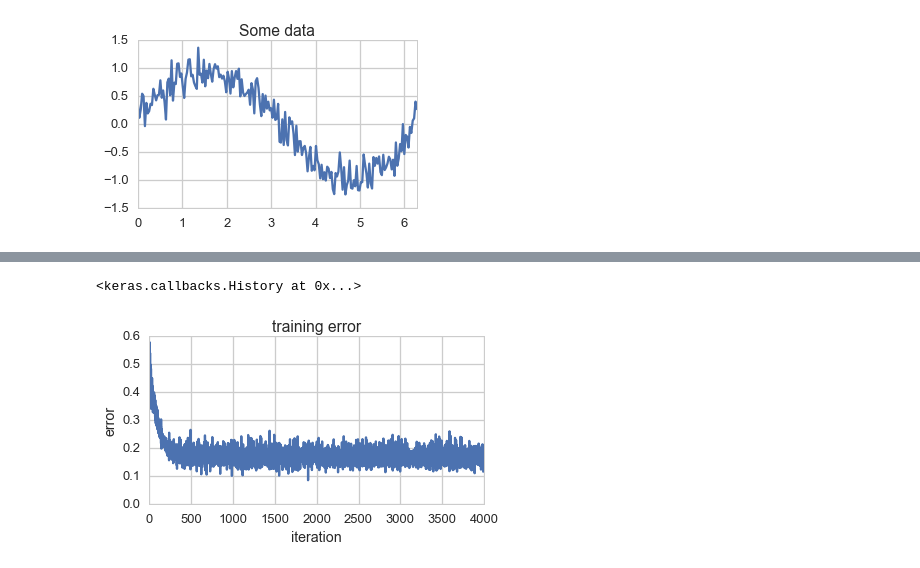
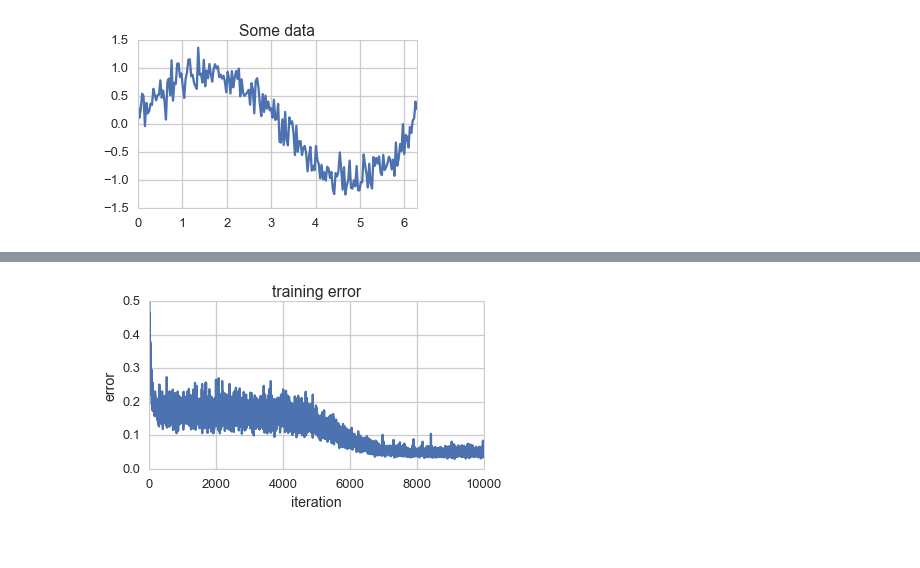
Before and after one commit to dan-tee/blog, a Jupyter notebook: content/notebooks/watch-tiny-neural-nets-learn.ipynb, the cells around one changed output, grey strips where cells are left out. Saved outputs shown, nothing was run; the diff lists cells and outputs as text; code cells hidden in the pictures.

```diff
--- a/content/notebooks/watch-tiny-neural-nets-learn.ipynb
+++ b/content/notebooks/watch-tiny-neural-nets-learn.ipynb
@@ -122,24 +123,23 @@ video('../videos/tiny-sine-standard.mp4')
 # %%
 n_conn = 10
 model = Sequential()
 model.add(Dense(output_dim=n_conn, input_dim=1))
 model.add(Activation("relu"))
+model.add(Dense(output_dim=n_conn))
+model.add(Activation("relu"))
 model.add(Dense(output_dim=1))
-rmsprop = RMSprop(lr=0.001, rho=0.9, epsilon=1e-06)
-model.compile(loss='mean_squared_error', optimizer=rmsprop)
+model.compile(loss='mean_squared_error', optimizer='sgd')
 
 X_train = np.array(x, ndmin=2).T
 Y_train = np.array(y, ndmin=2).T
 history = TrainingHistory()
 model.fit(X_train,
           Y_train,
-          nb_epoch=2000,
+          nb_epoch=5000,
           verbose=0,
           callbacks=[history])
+
+visualize_training(history, 'tiny-sine-two-layer')
 # %% [output]
-<keras.callbacks.History at 0x...>
+[figure, added]
-# %%
-visualize_training(history, 'tiny-sine-tuned')
-# %% [output]
-[figure, removed]
 # %%
```
Also changed, not shown: parts of 10 cells of this notebook, 25 other files.
